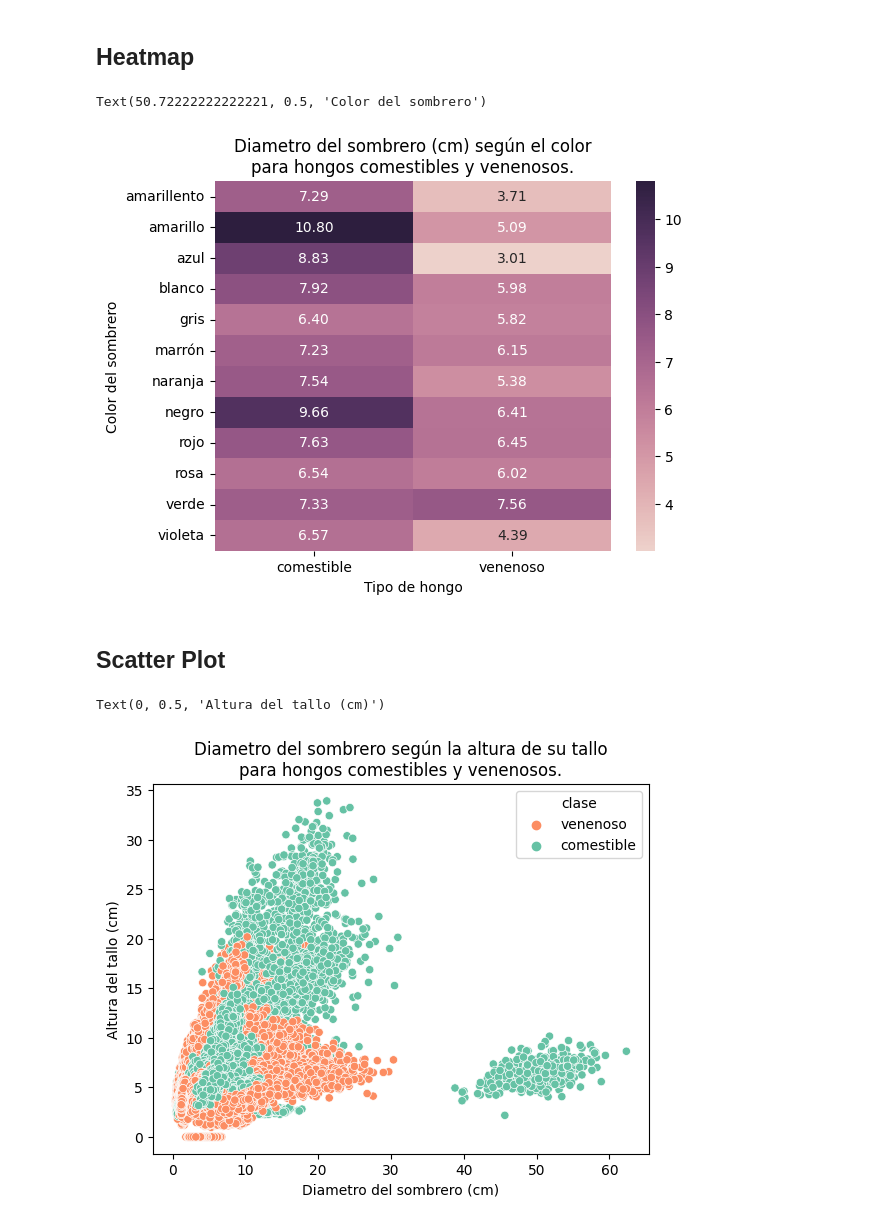
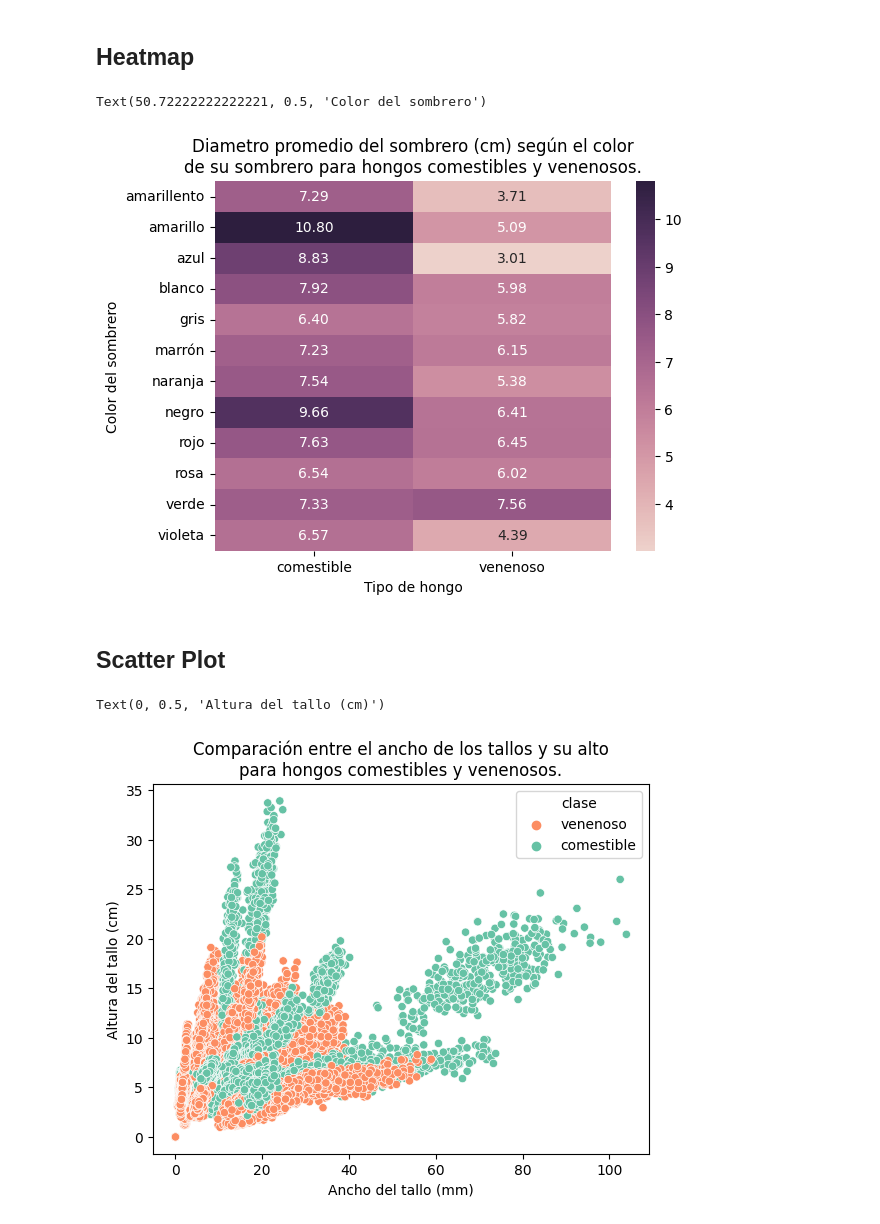
Before and after one commit to MarcosBianchii/Organizacion-de-Datos, a Jupyter notebook: TP2/analisis_exploratorio.ipynb, the cells around one changed output. Cells and saved outputs as stored; diff of their text form; code cells hidden in the pictures.

```diff
--- a/TP2/analisis_exploratorio.ipynb
+++ b/TP2/analisis_exploratorio.ipynb
@@ -48,6 +48,3 @@ spore-print-color        6354
 habitat                 61069
 season                  61069
 dtype: int64
-# %%
-hongos.rename(columns={'class':'clase'}, inplace=True)
-hongos
@@ -76,6 +59,7 @@ Index(['clase', 'cap-diameter', 'cap-shape', 'cap-surface', 'cap-color',
       dtype='object')
 # %%
 df = hongos.copy()
+df.rename(columns={'class':'clase'}, inplace=True)
 
 colores = {
     'n':'marrón',
@@ -98,12 +82,20 @@ formas = {
     'x':'convexo',
     'f':'plano',
     's':'hundido',
-    'p':'esferico',
+    'p':'esfera',
     'o':'otro',
+}
+
+estaciones = {
+    'u':'Verano',
+    'a':'Otoño',
+    'w':'Invierno',
+    's':'Primavera',
 }
 
 df.clase = df.clase.map(lambda x: {'p':'venenoso','e':'comestible'}.get(x, None))
 df['cap-shape'] = df['cap-shape'].map(lambda x: formas.get(x, None))
+df.season = df.season.map(lambda x: estaciones.get(x, None))
 
 for col in df.columns:
     if 'color' in col:
@@ -168,20 +160,20 @@ Text(0, 0.5, 'Ancho del tallo (mm)')
 # %%
 plt.figure(dpi=100)
 sns.heatmap(df.pivot_table(index='cap-color', columns='clase', values='cap-diameter', aggfunc='mean'), cmap=sns.cubehelix_palette(as_cmap=True), annot=True, fmt='.2f')
-plt.title('Diametro del sombrero (cm) según el color\npara hongos comestibles y venenosos.')
+plt.title('Diametro promedio del sombrero (cm) según el color\nde su sombrero para hongos comestibles y venenosos.')
 plt.xlabel('Tipo de hongo')
 plt.ylabel('Color del sombrero')
 # %% [output]
 Text(50.72222222222221, 0.5, 'Color del sombrero')
-[figure, old version]
+[figure, new version]
 # %% [markdown]
 ## Scatter Plot
 # %%
 plt.figure(dpi=100)
-sns.scatterplot(df, x='cap-diameter', y='stem-height', hue='clase', palette=colores)
-plt.title('Diametro del sombrero según la altura de su tallo\npara hongos comestibles y venenosos.')
-plt.xlabel('Diametro del sombrero (cm)')
+sns.scatterplot(df, x='stem-width', y='stem-height', hue='clase', palette=colores)
+plt.title('Comparación entre el ancho de los tallos y su alto\npara hongos comestibles y venenosos.')
+plt.xlabel('Ancho del tallo (mm)')
 plt.ylabel('Altura del tallo (cm)')
 # %% [output]
 Text(0, 0.5, 'Altura del tallo (cm)')
-[figure, old version]
+[figure, new version]
```
Also changed, not shown: parts of 4 cells of this notebook, 1 other file.
